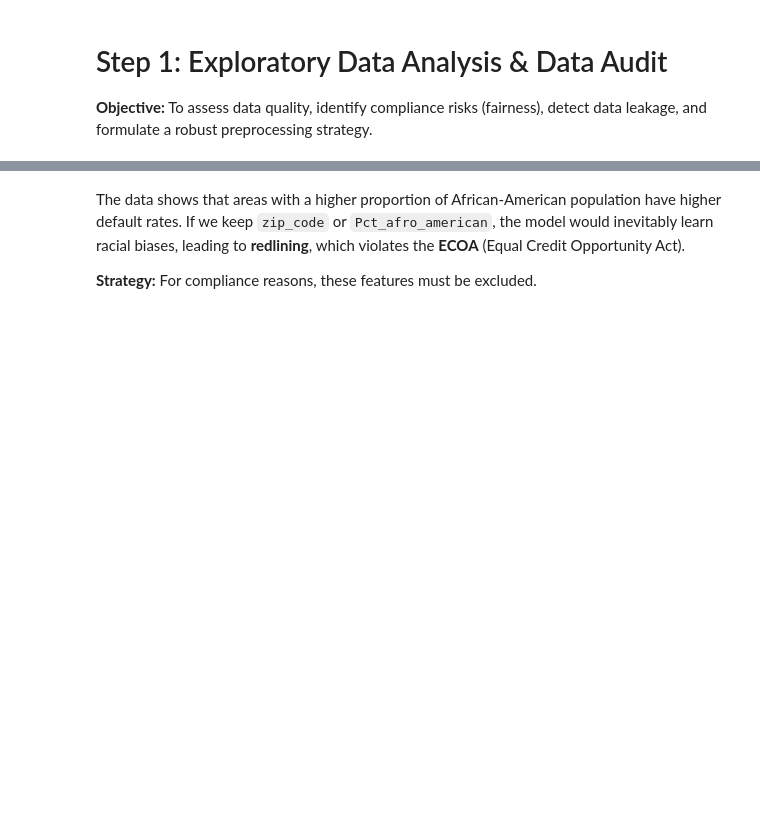
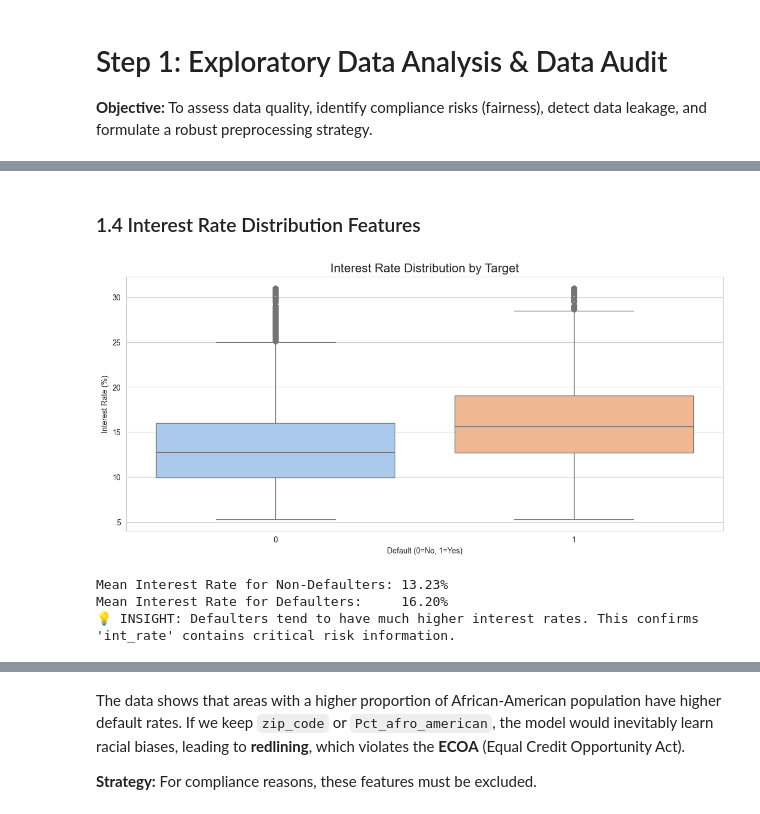
Before and after one commit to Kaixin-XIE-Kai/Credit_Risk_forCapgemini, a Jupyter notebook: notebooks/01_Data_Prep_Audit.ipynb, the cells around one changed output, grey strips where cells are left out. Saved outputs shown, nothing was run; the diff lists cells and outputs as text; code cells hidden in the pictures; blank space fills up the shorter version.

```diff
--- a/notebooks/01_Data_Prep_Audit.ipynb
+++ b/notebooks/01_Data_Prep_Audit.ipynb
@@ -102,0 +131,19 @@ The chart shows that `grade` and `int_rate` are highly correlated with default.
+# %% [markdown]
+### 1.4 Interest Rate Distribution Features
+# %%
+plt.figure(figsize=(14, 6))
+sns.boxplot(x='target', y='int_rate', data=df, palette='pastel')
+plt.title("Interest Rate Distribution by Target", fontsize=16)
+plt.xlabel("Default (0=No, 1=Yes)")
+plt.ylabel("Interest Rate (%)")
+
+plt.show()
+
+print(f"Mean Interest Rate for Non-Defaulters: {df[df['target']==0]['int_rate'].mean():.2f}%")
+print(f"Mean Interest Rate for Defaulters:     {df[df['target']==1]['int_rate'].mean():.2f}%")
+print("💡 INSIGHT: Defaulters tend to have much higher interest rates. This confirms 'int_rate' contains critical risk information.")
+# %% [output]
+[figure, added]
+Mean Interest Rate for Non-Defaulters: 13.23%
+Mean Interest Rate for Defaulters:     16.20%
+💡 INSIGHT: Defaulters tend to have much higher interest rates. This confirms 'int_rate' contains critical risk information.
```
Also changed, not shown: parts of 32 cells of this notebook, 7 other files.
